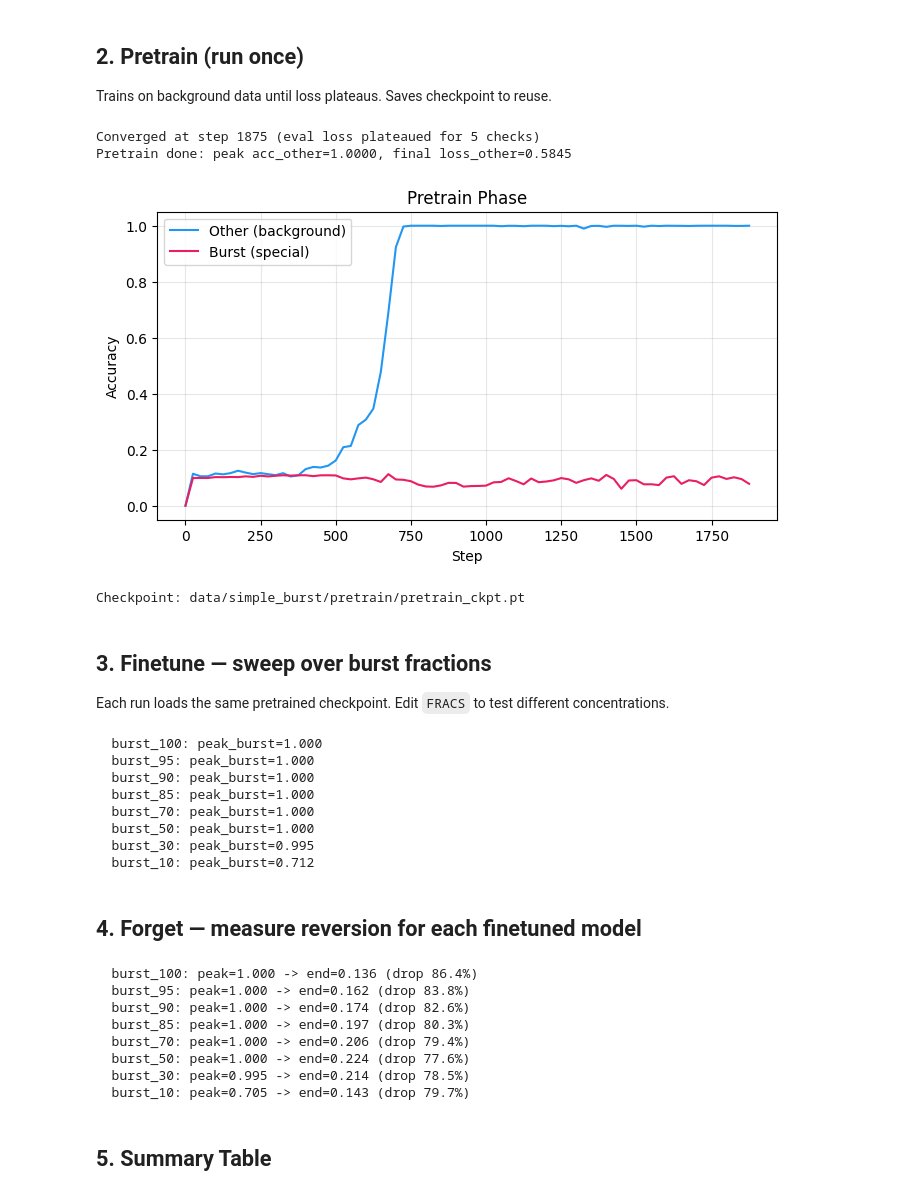
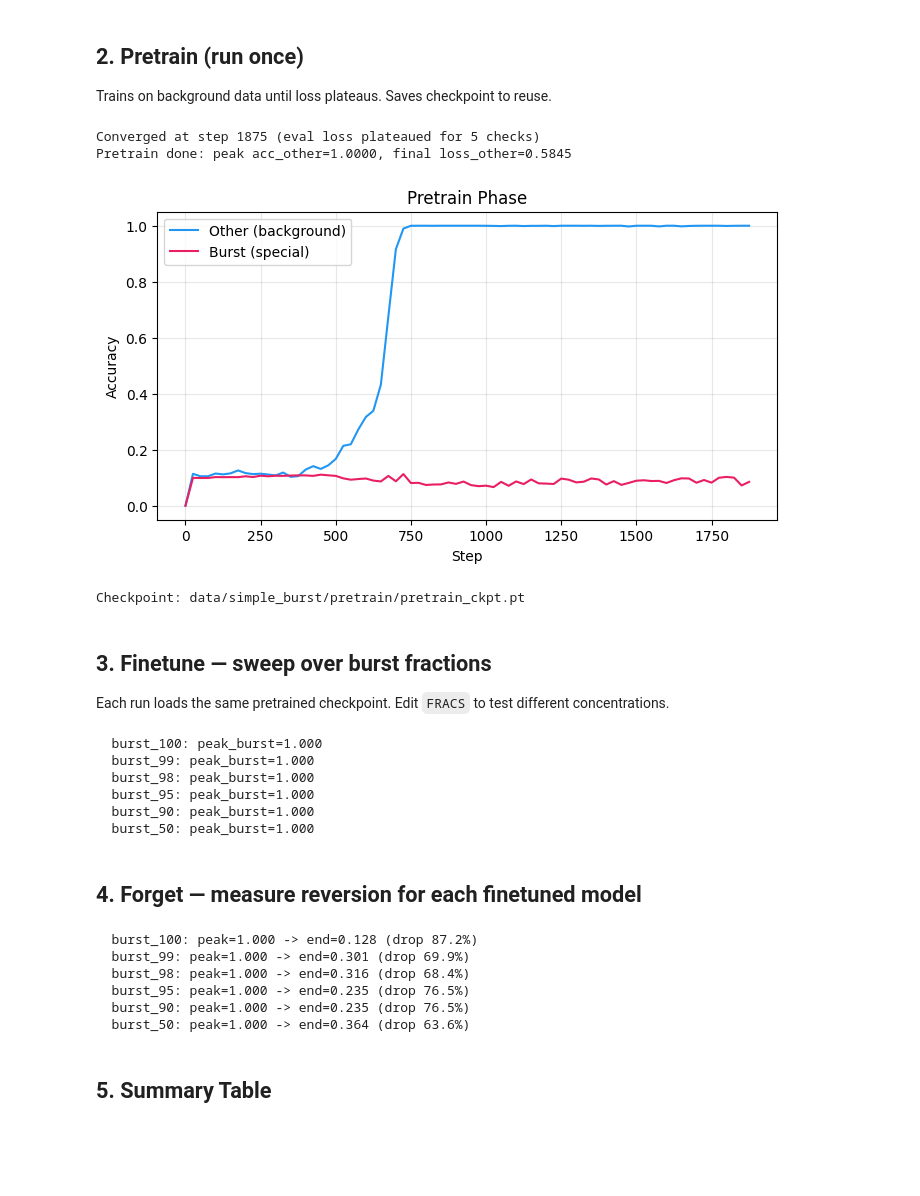
Before and after one commit to ipdimitrov/compositional_capabilities_burst, a Jupyter notebook: notebooks/burst_simple.ipynb, the cells around one changed output. Drawn from its saved outputs; the diff is of its cells as text; code cells hidden in the pictures; blank space fills up the shorter version.

```diff
--- a/notebooks/burst_simple.ipynb
+++ b/notebooks/burst_simple.ipynb
@@ -22,7 +22,8 @@ import matplotlib.pyplot as plt
 %matplotlib inline
 
 OUT = "data/simple_burst"
-SEED = 42  # change this to vary experiments
+SEED = 42
+BATCH_SIZE = 128
 # %% [markdown]
 ## 1. Generate Data
 
@@ -46,14 +47,14 @@ plt.show()
 
 Trains on background data until loss plateaus. Saves checkpoint to reuse.
 # %%
-pt = pretrain(data, f"{OUT}/pretrain", seed=SEED, lr=1e-4)
+pt = pretrain(data, f"{OUT}/pretrain", seed=SEED, lr=1e-4, batch_size=BATCH_SIZE, eval_every=50)
 report.plot_pretrain(pt)
 plt.show()
 print(f"Checkpoint: {pt['ckpt_path']}")
 # %% [output]
 Converged at step 1875 (eval loss plateaued for 5 checks)
 Pretrain done: peak acc_other=1.0000, final loss_other=0.5845
-[figure, old version]
+[figure, new version]
 Checkpoint: data/simple_burst/pretrain/pretrain_ckpt.pt
 # %% [markdown]
 ## 3. Finetune — sweep over burst fractions
@@ -63,10 +64,11 @@ Each run loads the same pretrained checkpoint. Edit `FRACS` to test different co
 import torch.multiprocessing as mp
 from simple.finetune import _finetune_worker
 
-FRACS = [1.0, 0.95, 0.9, 0.85, 0.7, 0.5, 0.3]
+FRACS = [1.0, 0.99, 0.98, 0.95, 0.9, 0.5, 0.4, 0.3]
 
 jobs = [dict(data=data, pretrain_ckpt=pt["ckpt_path"], out_dir=f"{OUT}/finetune",
-             burst_frac=frac, steps=1000, lr=5e-5, seed=SEED, quiet=True)
+             burst_frac=frac, steps=1500, lr=5e-5, batch_size=BATCH_SIZE,
+             seed=SEED, quiet=True, eval_every=50)
         for frac in FRACS]
 
 ctx = mp.get_context("spawn")
@@ -77,20 +79,19 @@ for r in ft_results:
     print(f"  {r['tag']}: peak_burst={r['peak_burst']:.3f}")
 # %% [output]
   burst_100: peak_burst=1.000
+  burst_99: peak_burst=1.000
+  burst_98: peak_burst=1.000
   burst_95: peak_burst=1.000
   burst_90: peak_burst=1.000
-  burst_85: peak_burst=1.000
-  burst_70: peak_burst=1.000
   burst_50: peak_burst=1.000
-  burst_30: peak_burst=0.995
-  burst_10: peak_burst=0.712
 # %% [markdown]
 ## 4. Forget — measure reversion for each finetuned model
 # %%
 from simple.forget import _forget_worker
 
 jobs = [dict(data=data, finetune_ckpt=ft["ckpt_path"], out_dir=f"{OUT}/forget",
-             pretrain_ckpt=pt["ckpt_path"], steps=1000, lr=1e-4, seed=SEED, quiet=True)
+             pretrain_ckpt=pt["ckpt_path"], steps=1000, lr=1e-4, batch_size=BATCH_SIZE,
+             seed=SEED, quiet=True, eval_every=50)
         for ft in ft_results]
 
 with ctx.Pool(len(ft_results)) as pool:
@@ -100,14 +101,12 @@ for r in fg_results:
     print(f"  {r['tag']}: peak={r['peak_burst']:.3f} -> end={r['end_burst_acc']:.3f} "
           f"(drop {r['dropoff_pct']:.1f}%)")
 # %% [output]
-  burst_100: peak=1.000 -> end=0.136 (drop 86.4%)
-  burst_95: peak=1.000 -> end=0.162 (drop 83.8%)
-  burst_90: peak=1.000 -> end=0.174 (drop 82.6%)
-  burst_85: peak=1.000 -> end=0.197 (drop 80.3%)
-  burst_70: peak=1.000 -> end=0.206 (drop 79.4%)
-  burst_50: peak=1.000 -> end=0.224 (drop 77.6%)
-  burst_30: peak=0.995 -> end=0.214 (drop 78.5%)
-  burst_10: peak=0.705 -> end=0.143 (drop 79.7%)
+  burst_100: peak=1.000 -> end=0.128 (drop 87.2%)
+  burst_99: peak=1.000 -> end=0.301 (drop 69.9%)
+  burst_98: peak=1.000 -> end=0.316 (drop 68.4%)
+  burst_95: peak=1.000 -> end=0.235 (drop 76.5%)
+  burst_90: peak=1.000 -> end=0.235 (drop 76.5%)
+  burst_50: peak=1.000 -> end=0.364 (drop 63.6%)
 # %% [markdown]
 ## 5. Summary Table
 # %%
```
Also changed, not shown: parts of 6 cells of this notebook, 6 other files.
